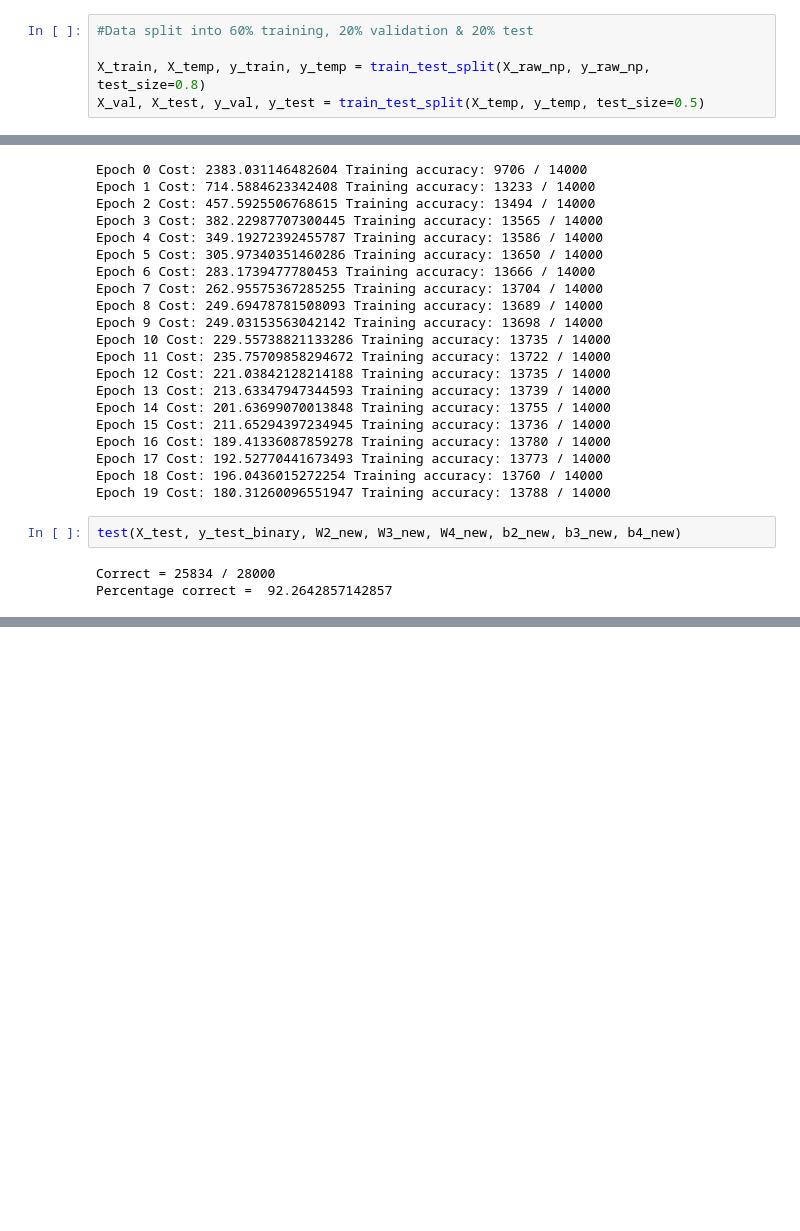
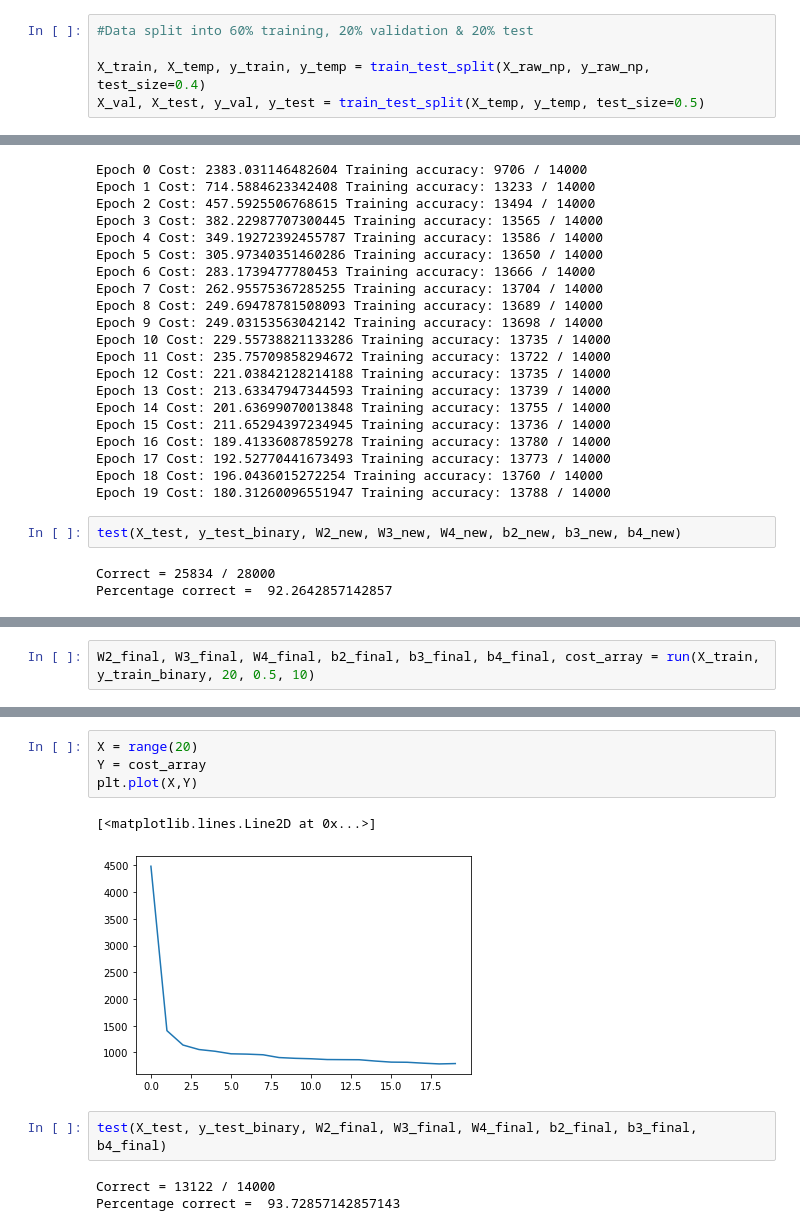
Before and after one commit to lucretius0/MNIST-from-scratch, a Jupyter notebook: NN non OOP.ipynb, the cells around one changed output, grey strips where cells are left out. Drawn from its saved outputs; the diff is of its cells as text; blank space fills up the shorter version.

```diff
--- a/NN non OOP.ipynb
+++ b/NN non OOP.ipynb
@@ -57,7 +57,7 @@ End of exploration.
 # %%
 #Data split into 60% training, 20% validation & 20% test
 
-X_train, X_temp, y_train, y_temp = train_test_split(X_raw_np, y_raw_np, test_size=0.8)
+X_train, X_temp, y_train, y_temp = train_test_split(X_raw_np, y_raw_np, test_size=0.4)
 X_val, X_test, y_val, y_test = train_test_split(X_temp, y_temp, test_size=0.5)
 # %%
 #Checking dimensions
@@ -649,0 +660,2 @@ Percentage correct =  92.2642857142857
+# %%
+W2_final, W3_final, W4_final, b2_final, b3_final, b4_final, cost_array = run(X_train, y_train_binary, 20, 0.5, 10)
@@ -649,0 +683,12 @@ Percentage correct =  92.2642857142857
+# %%
+X = range(20)
+Y = cost_array
+plt.plot(X,Y)
+# %% [output]
+[<matplotlib.lines.Line2D at 0x...>]
+[figure, added]
+# %%
+test(X_test, y_test_binary, W2_final, W3_final, W4_final, b2_final, b3_final, b4_final)
+# %% [output]
+Correct = 13122 / 14000
+Percentage correct =  93.72857142857143
```
Also changed, not shown: parts of 9 cells of this notebook, 1 other file.
